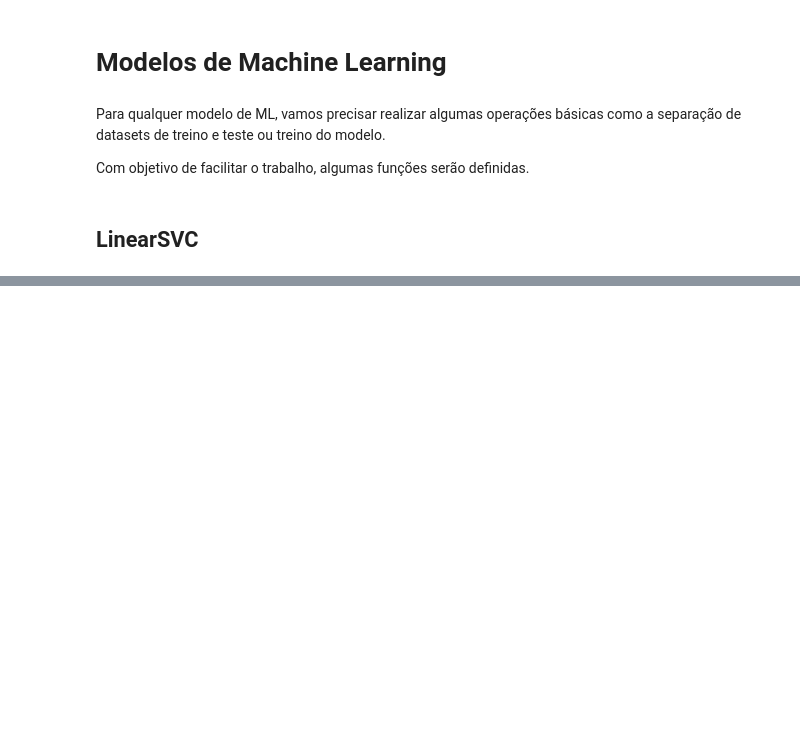
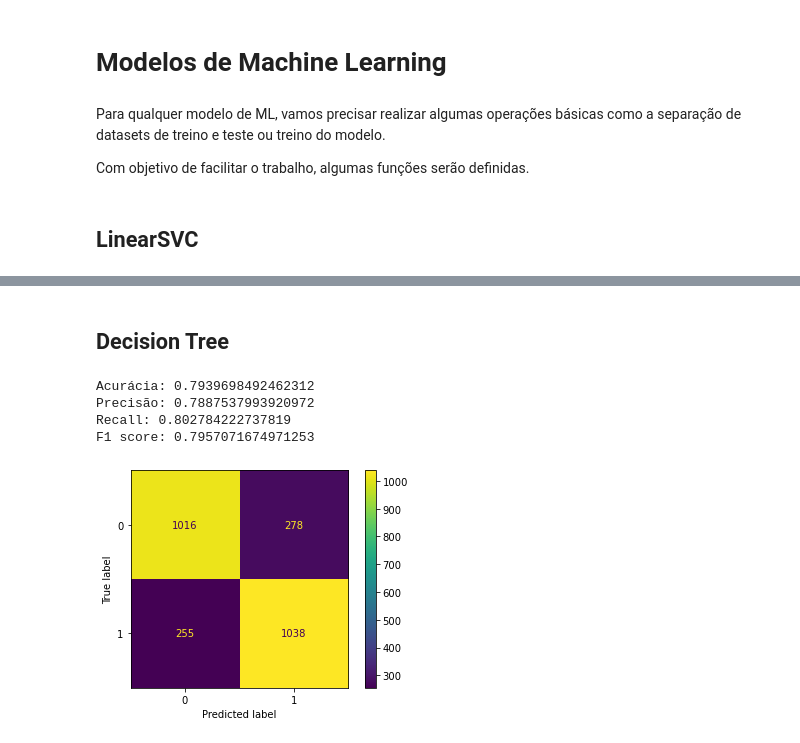
Before and after one commit to jackson-simionato/challenge_alura_DS01, a Jupyter notebook: week_3_challenge_alura_DS_2022_05.ipynb, the cells around one changed output, grey strips where cells are left out. Drawn from its saved outputs; the diff is of its cells as text; code cells hidden in the pictures; blank space fills up the shorter version.

```diff
--- a/week_3_challenge_alura_DS_2022_05.ipynb
+++ b/week_3_challenge_alura_DS_2022_05.ipynb
@@ -184,0 +198,15 @@ F1 score: 0.8515233320478209
+# %% [markdown]
+## Decision Tree
+# %%
+from sklearn.tree import DecisionTreeClassifier
+
+dt = DecisionTreeClassifier(random_state=20)
+
+y_pred = executar_classificador(dt, x_train, x_test, y_train)
+validar_classificador(y_pred, y_test)
+# %% [output]
+Acurácia: 0.7939698492462312
+Precisão: 0.7887537993920972
+Recall: 0.802784222737819
+F1 score: 0.7957071674971253
+[figure, added]
```
Also changed, not shown: parts of 27 cells of this notebook.
